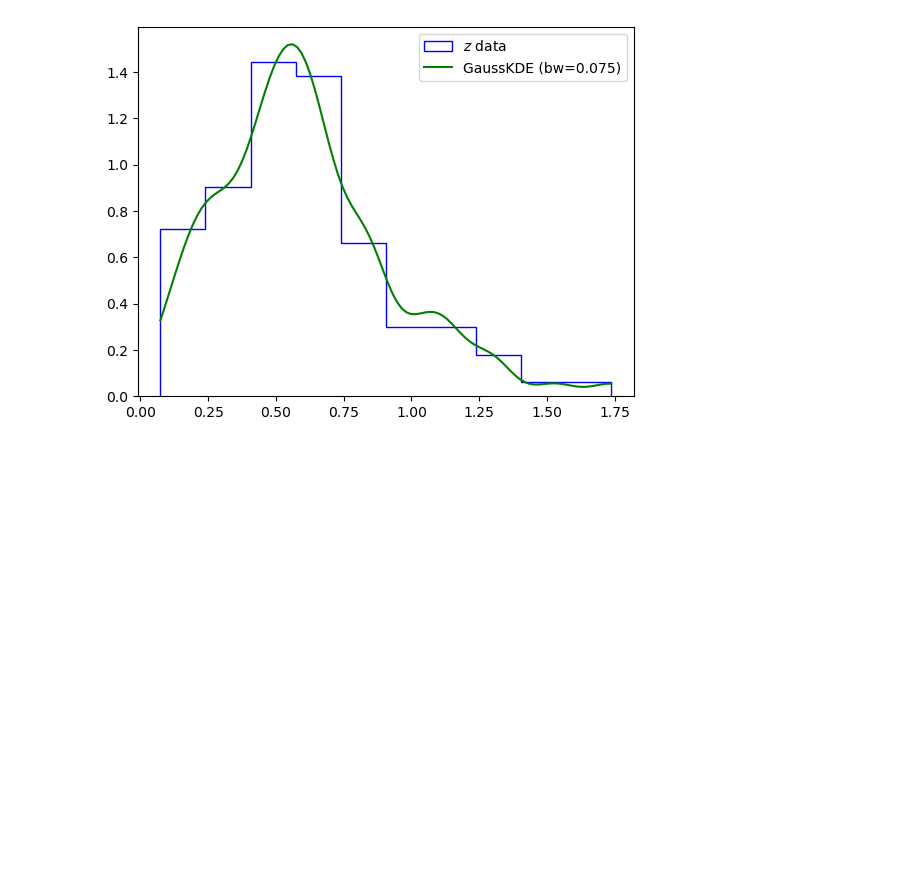
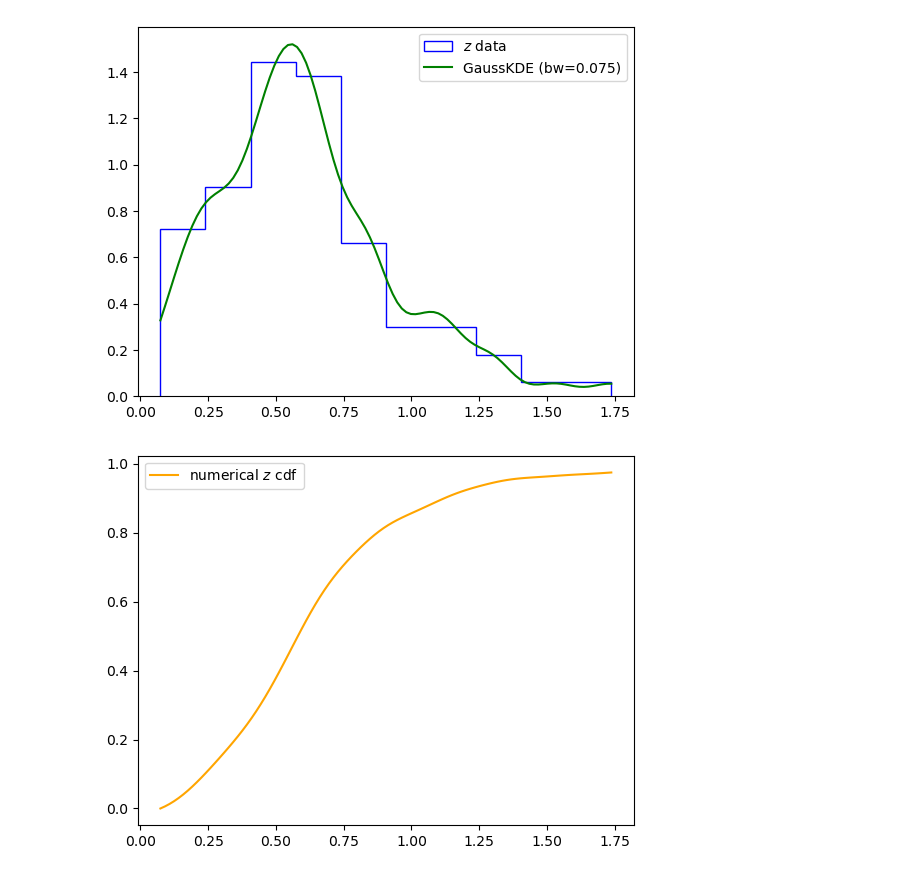
Before and after one commit to FedericoRivano/astrostatistics_bicocca_2026, a Jupyter notebook: working/Es18.ipynb, the cells around one changed output. Cells and saved outputs as stored; diff of their text form; code cells hidden in the pictures; blank space fills up the shorter version.

```diff
--- a/working/Es18.ipynb
+++ b/working/Es18.ipynb
@@ -68,3 +71,10 @@ plt.legend()
 plt.show()
 # %% [output]
 [figure]
+# %%
+cdf = itg.cumulative_trapezoid(pdf, x=xx, initial=0)
+plt.plot(xx, cdf, c='orange',label='numerical $z$ cdf')
+plt.legend()
+plt.show()
+# %% [output]
+[figure, added]
```
Also changed, not shown: parts of 16 cells of this notebook.
